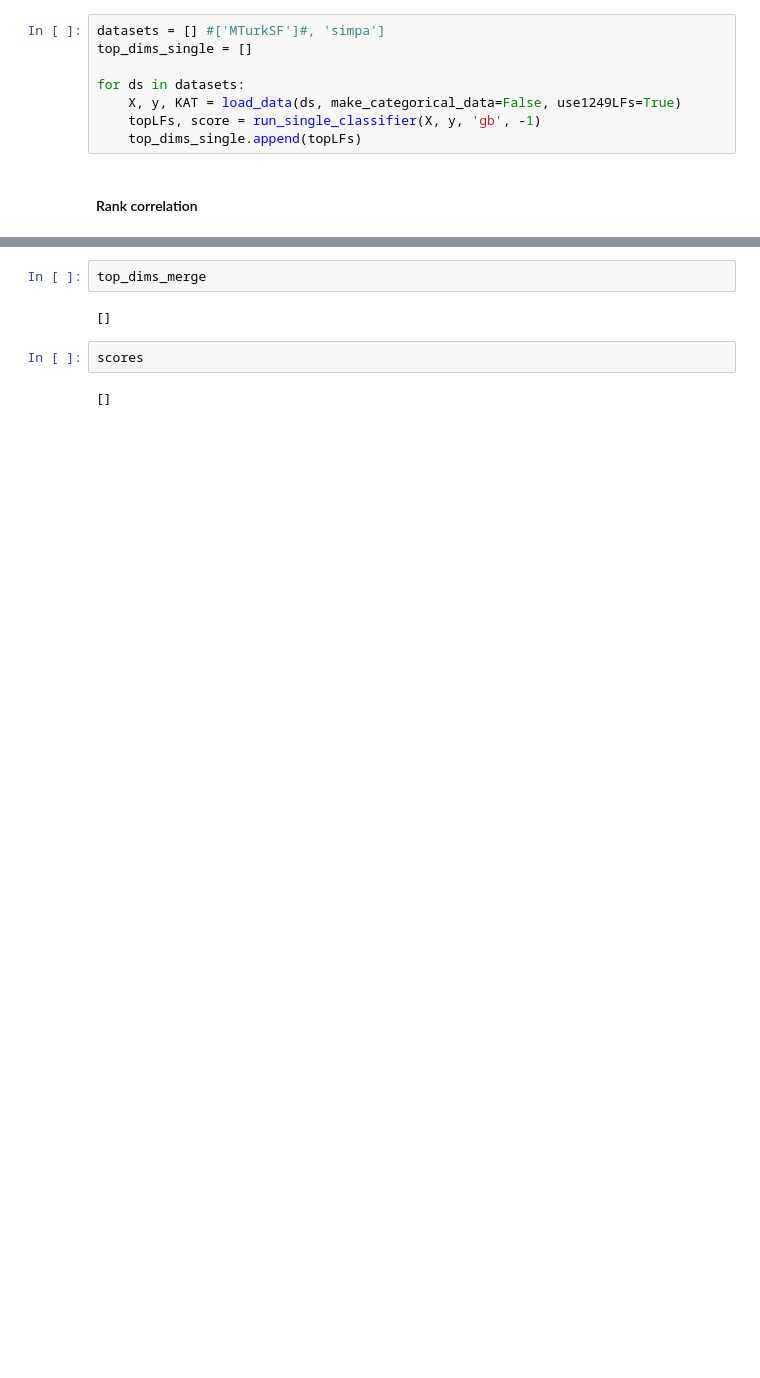
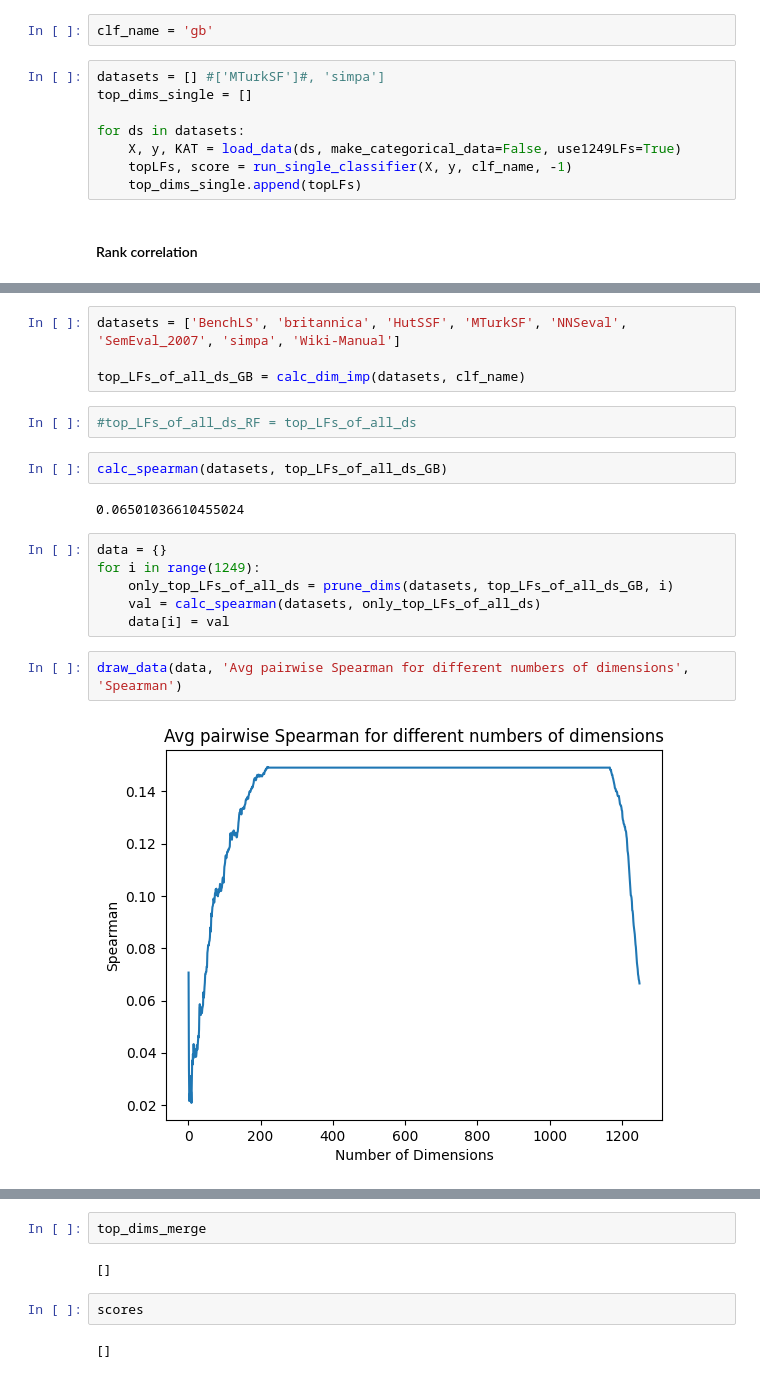
Before and after one commit to bjoernengelmann/BATS, a Jupyter notebook: workspace/sk_learn.ipynb, the cells around one changed output, grey strips where cells are left out. Cells and saved outputs as stored; diff of their text form; blank space fills up the shorter version.

```diff
--- a/workspace/sk_learn.ipynb
+++ b/workspace/sk_learn.ipynb
@@ -322,13 +332,15 @@ def run_visualisation(all_res, datasets, X, lower=10, upper=-1):
     sns.lineplot(data=df).set(title=datasets[0], xlabel='Number of Dimensions', ylabel='Mean Accuracy')
 # %% [markdown]
 ### Find most important LF per Dataset
+# %%
+clf_name = 'gb'
 # %%
 datasets = [] #['MTurkSF']#, 'simpa']
 top_dims_single = []
 
 for ds in datasets:
     X, y, KAT = load_data(ds, make_categorical_data=False, use1249LFs=True)
-    topLFs, score = run_single_classifier(X, y, 'gb', -1)
+    topLFs, score = run_single_classifier(X, y, clf_name, -1)
     top_dims_single.append(topLFs)
 # %% [markdown]
 #### Rank correlation
@@ -335 +431,21 @@ for ds in datasets:
+# %%
+datasets = ['BenchLS', 'britannica', 'HutSSF', 'MTurkSF', 'NNSeval', 'SemEval_2007', 'simpa', 'Wiki-Manual']
+
+top_LFs_of_all_ds_GB = calc_dim_imp(datasets, clf_name)
+# %%
+#top_LFs_of_all_ds_RF = top_LFs_of_all_ds
+# %%
+calc_spearman(datasets, top_LFs_of_all_ds_GB)
+# %% [output]
+0.06501036610455024
+# %%
+data = {}
+for i in range(1249):
+    only_top_LFs_of_all_ds = prune_dims(datasets, top_LFs_of_all_ds_GB, i)
+    val = calc_spearman(datasets, only_top_LFs_of_all_ds)
+    data[i] = val
+# %%
+draw_data(data, 'Avg pairwise Spearman for different numbers of dimensions', 'Spearman')
+# %% [output]
+[figure, added]
 # %%
```
Also changed, not shown: parts of 19 cells of this notebook, 8 other files.
